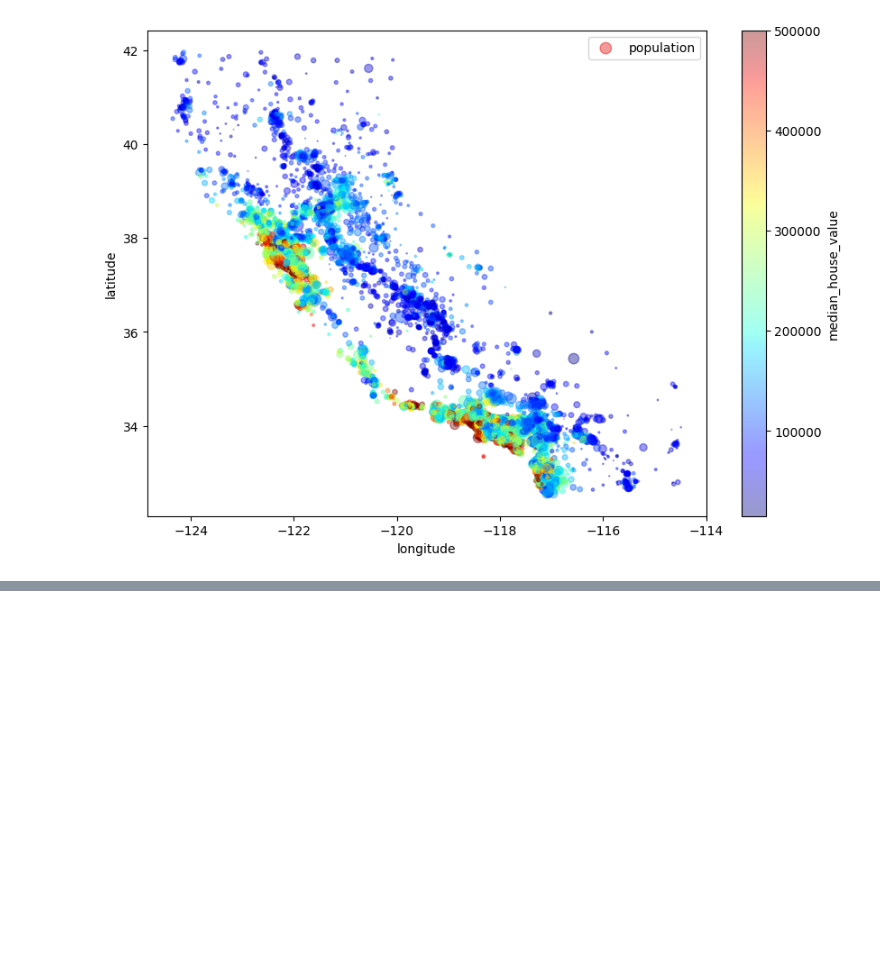
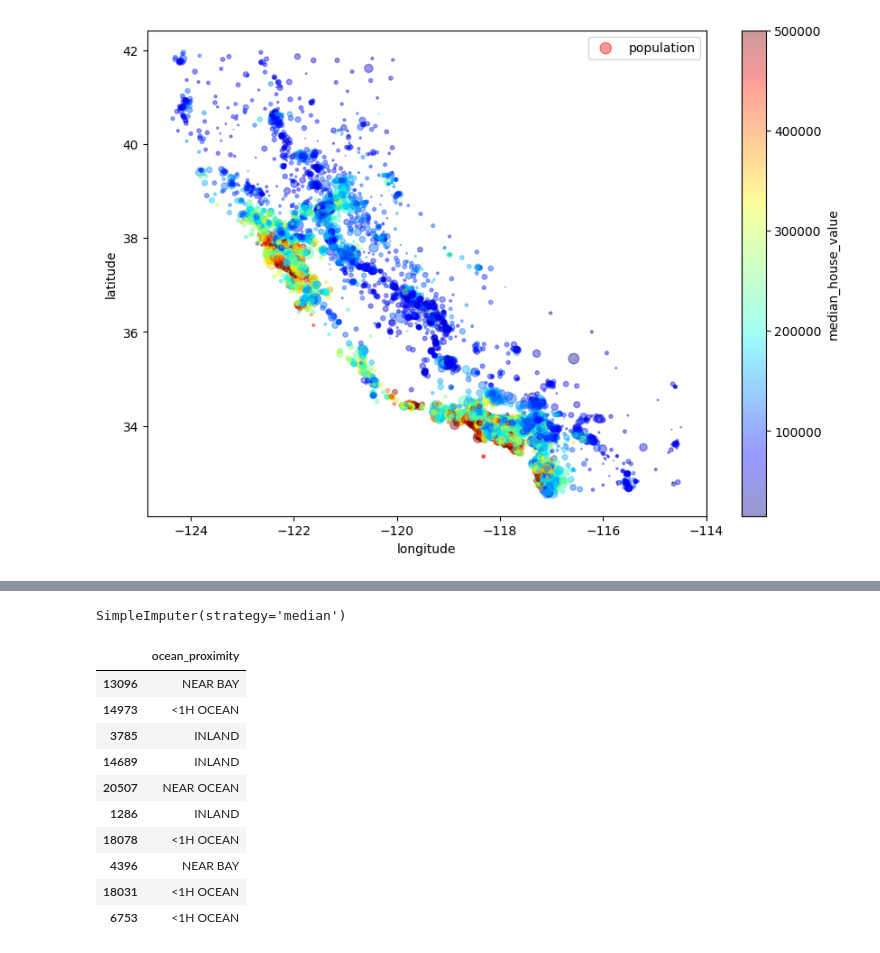
Before and after one commit to zqTheDesigner/reading_hands-on-machine-learning-with-scikit-learn-keras-tensorflow, a Jupyter notebook: Housing.ipynb, the cells around one changed output, grey strips where cells are left out. Saved outputs shown, nothing was run; the diff lists cells and outputs as text; code cells hidden in the pictures; blank space fills up the shorter version.

```diff
--- a/Housing.ipynb
+++ b/Housing.ipynb
@@ -154,0 +209,18 @@ housing.plot(kind='scatter', x='longitude', y='latitude', alpha=0.4, s=housing['
+# %%
+# Prepare the data for Machine Learning Algorithms
+housing = strat_train_set.drop('median_house_value', axis=1)
+housing_labels = strat_test_set['median_house_value'].copy()
+# %%
+# Data Cleaning
+
+from sklearn.impute import SimpleImputer
+
+imputer = SimpleImputer(strategy='median')
+
+housing_num = housing.drop('ocean_proximity', axis=1)
+
+imputer.fit(housing_num)
+
+imputer
+# %% [output]
+SimpleImputer(strategy='median')
@@ -154,0 +231,15 @@ housing.plot(kind='scatter', x='longitude', y='latitude', alpha=0.4, s=housing['
+# %%
+housing_cat = housing[['ocean_proximity']]
+housing_cat.head(10)
+# %% [output]
+|  | ocean_proximity |
+| 13096 | NEAR BAY |
+| 14973 | <1H OCEAN |
+| 3785 | INLAND |
+| 14689 | INLAND |
+| 20507 | NEAR OCEAN |
+| 1286 | INLAND |
+| 18078 | <1H OCEAN |
+| 4396 | NEAR BAY |
+| 18031 | <1H OCEAN |
+| 6753 | <1H OCEAN |
```
Also changed, not shown: parts of 10 cells of this notebook.
